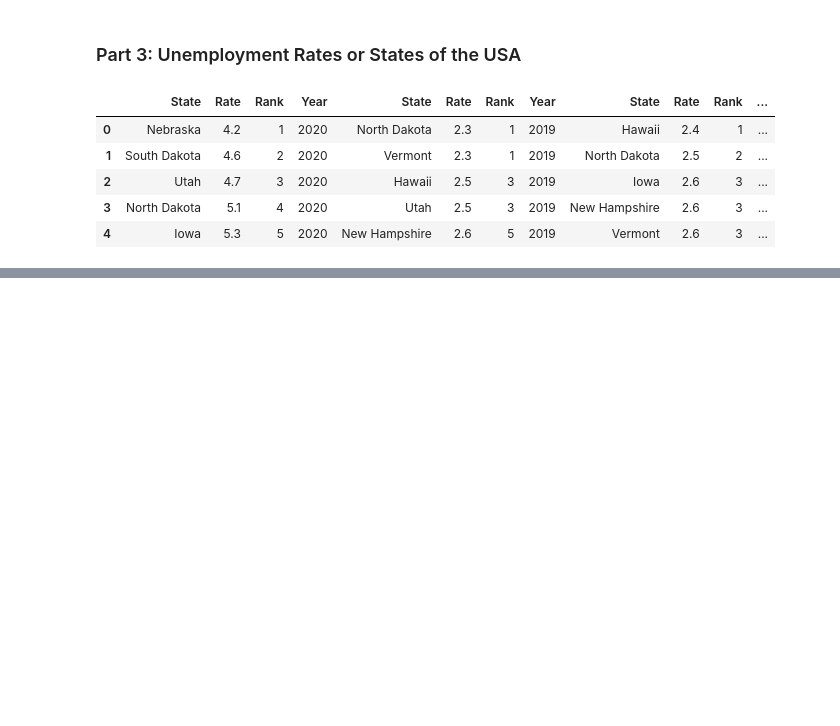
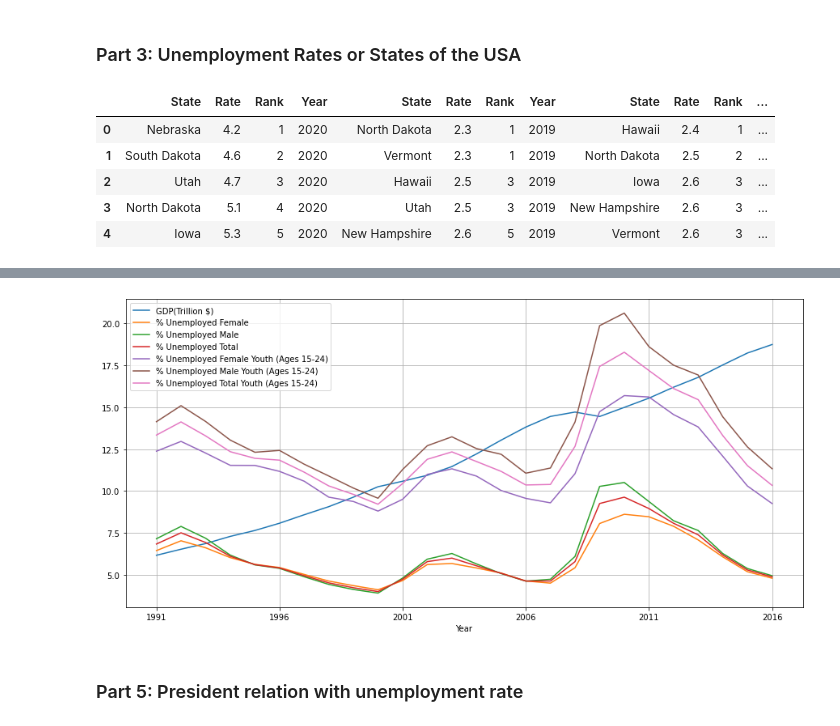
Before and after one commit to Ankita-Khiratkar/2021Fall_finals, a Jupyter notebook: Final_Project.ipynb, the cells around one changed output, grey strips where cells are left out. Saved outputs shown, nothing was run; the diff lists cells and outputs as text; code cells hidden in the pictures; blank space fills up the shorter version.

```diff
--- a/Final_Project.ipynb
+++ b/Final_Project.ipynb
@@ -87,0 +108,33 @@ concated_df.boxplot(column=['Rate'])
+# %%
+df_gdp = pd.read_excel('./Data/GDP and Unemployment/GDP.xls',skiprows=3, index_col='Country Name')
+df_gdp = df_gdp[df_gdp.index == 'United States'].transpose().iloc[3:]
+df_gdp.index.names = ['Year']
+df_gdp.columns = ['GDP(Trillion $)']
+df_gdp['GDP(Trillion $)'] = df_gdp['GDP(Trillion $)']/(10**12)
+
+df_unemployment = pd.read_csv('./Data/GDP and Unemployment/Unemployment.csv')
+df_unemployment = df_unemployment.transpose().iloc[2:,:6]
+df_unemployment.columns = df_unemployment.iloc[0]
+df_unemployment = df_unemployment.iloc[3:,]
+df_unemployment.columns = ['% Unemployed Female',
+                          '% Unemployed Male',
+                          '% Unemployed Total',
+                          '% Unemployed Female Youth (Ages 15-24)',
+                          '% Unemployed Male Youth (Ages 15-24)',
+                          '% Unemployed Total Youth (Ages 15-24)']
+df_unemployment.index.names = ['Year']
+df_unemployment.index = df_unemployment.index.str.split('[').str[0].str.strip()
+
+df_gdp_unemployment = pd.merge(df_gdp,
+                              df_unemployment,
+                              left_index=True,
+                              right_index=True,
+                              how='inner')
+
+df_gdp_unemployment.plot(figsize=(15, 7))
+plt.grid()
+plt.show()
+# %% [output]
+[figure, added]
+# %% [markdown]
+### Part 5: President relation with unemployment rate
```
Also changed, not shown: parts of 16 cells of this notebook, 4 other files.
